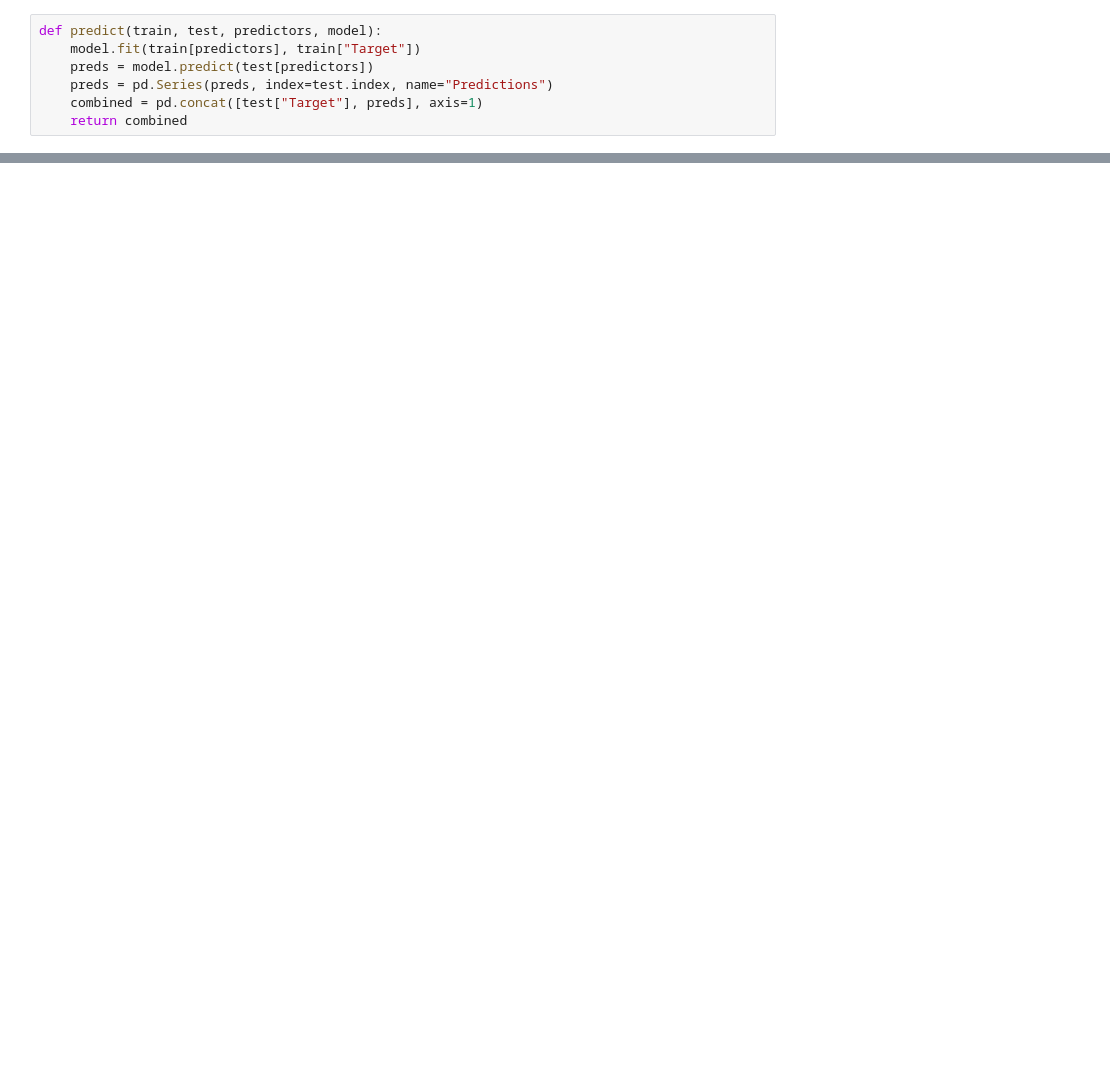
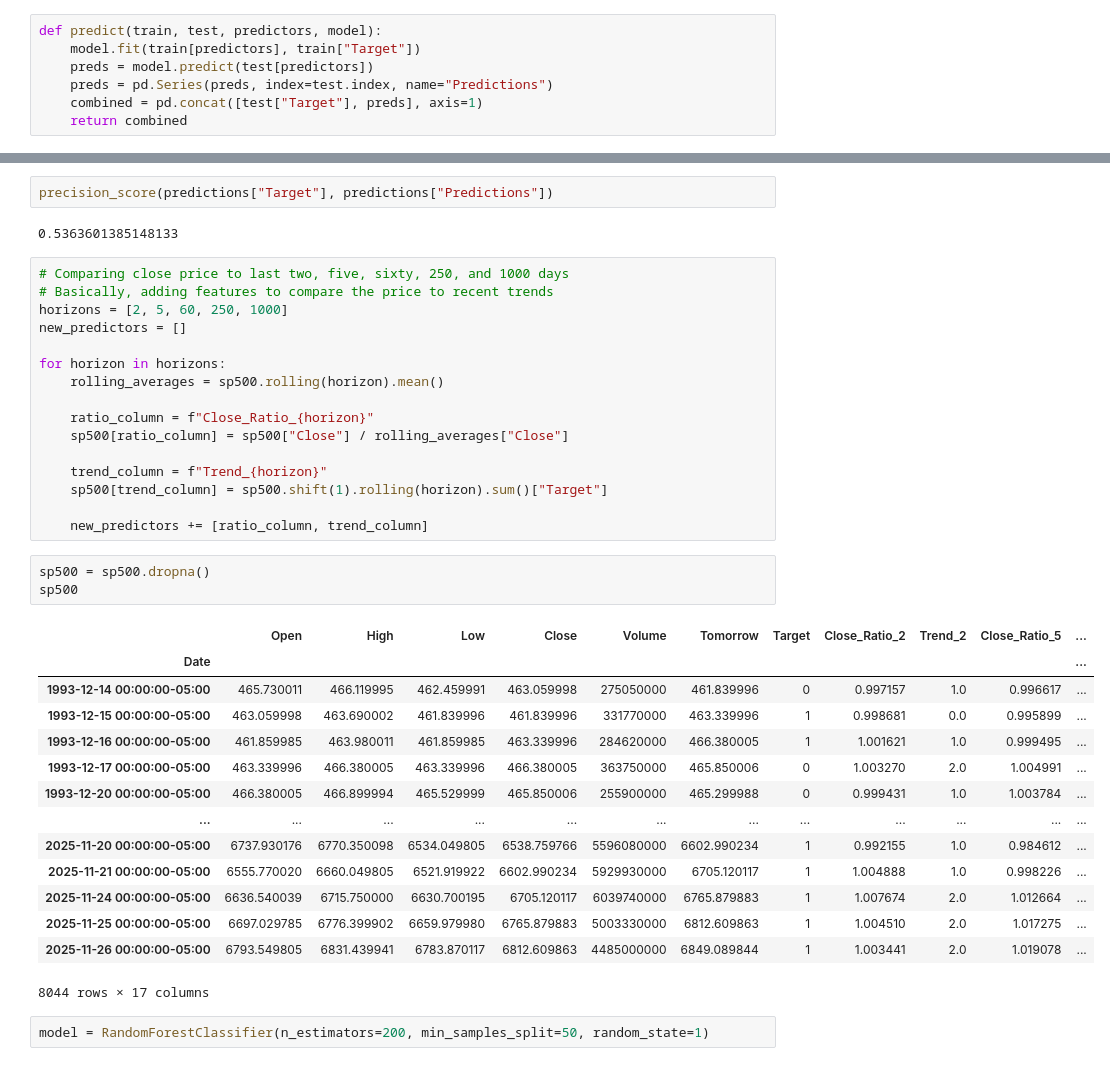
Before and after one commit to DimitriJosifoski/Stock-Market-Predictor, a Jupyter notebook: Predictor.ipynb, the cells around one changed output, grey strips where cells are left out. Cells and saved outputs as stored; diff of their text form; blank space fills up the shorter version.

```diff
--- a/Predictor.ipynb
+++ b/Predictor.ipynb
@@ -214,0 +225,40 @@ def backtest(data, model, predictors, start=2500, step=250):
+# %%
+precision_score(predictions["Target"], predictions["Predictions"])
+# %% [output]
+0.5363601385148133
+# %%
+# Comparing close price to last two, five, sixty, 250, and 1000 days
+# Basically, adding features to compare the price to recent trends
+horizons = [2, 5, 60, 250, 1000]
+new_predictors = []
+
+for horizon in horizons:
+    rolling_averages = sp500.rolling(horizon).mean()
+
+    ratio_column = f"Close_Ratio_{horizon}"
+    sp500[ratio_column] = sp500["Close"] / rolling_averages["Close"]
+
+    trend_column = f"Trend_{horizon}"
+    sp500[trend_column] = sp500.shift(1).rolling(horizon).sum()["Target"]
+
+    new_predictors += [ratio_column, trend_column]
+# %%
+sp500 = sp500.dropna()
+sp500
+# %% [output]
+|  | Open | High | Low | Close | Volume | Tomorrow | Target | Close_Ratio_2 | Trend_2 | Close_Ratio_5 | ... |
+| Date |  |  |  |  |  |  |  |  |  |  | ... |
+| 1993-12-14 00:00:00-05:00 | 465.730011 | 466.119995 | 462.459991 | 463.059998 | 275050000 | 461.839996 | 0 | 0.997157 | 1.0 | 0.996617 | ... |
+| 1993-12-15 00:00:00-05:00 | 463.059998 | 463.690002 | 461.839996 | 461.839996 | 331770000 | 463.339996 | 1 | 0.998681 | 0.0 | 0.995899 | ... |
+| 1993-12-16 00:00:00-05:00 | 461.859985 | 463.980011 | 461.859985 | 463.339996 | 284620000 | 466.380005 | 1 | 1.001621 | 1.0 | 0.999495 | ... |
+| 1993-12-17 00:00:00-05:00 | 463.339996 | 466.380005 | 463.339996 | 466.380005 | 363750000 | 465.850006 | 0 | 1.003270 | 2.0 | 1.004991 | ... |
+| 1993-12-20 00:00:00-05:00 | 466.380005 | 466.899994 | 465.529999 | 465.850006 | 255900000 | 465.299988 | 0 | 0.999431 | 1.0 | 1.003784 | ... |
+| ... | ... | ... | ... | ... | ... | ... | ... | ... | ... | ... | ... |
+| 2025-11-20 00:00:00-05:00 | 6737.930176 | 6770.350098 | 6534.049805 | 6538.759766 | 5596080000 | 6602.990234 | 1 | 0.992155 | 1.0 | 0.984612 | ... |
+| 2025-11-21 00:00:00-05:00 | 6555.770020 | 6660.049805 | 6521.919922 | 6602.990234 | 5929930000 | 6705.120117 | 1 | 1.004888 | 1.0 | 0.998226 | ... |
+| 2025-11-24 00:00:00-05:00 | 6636.540039 | 6715.750000 | 6630.700195 | 6705.120117 | 6039740000 | 6765.879883 | 1 | 1.007674 | 2.0 | 1.012664 | ... |
+| 2025-11-25 00:00:00-05:00 | 6697.029785 | 6776.399902 | 6659.979980 | 6765.879883 | 5003330000 | 6812.609863 | 1 | 1.004510 | 2.0 | 1.017275 | ... |
+| 2025-11-26 00:00:00-05:00 | 6793.549805 | 6831.439941 | 6783.870117 | 6812.609863 | 4485000000 | 6849.089844 | 1 | 1.003441 | 2.0 | 1.019078 | ... |
+8044 rows × 17 columns
+# %%
+model = RandomForestClassifier(n_estimators=200, min_samples_split=50, random_state=1)
```
Also changed, not shown: parts of 17 cells of this notebook.
